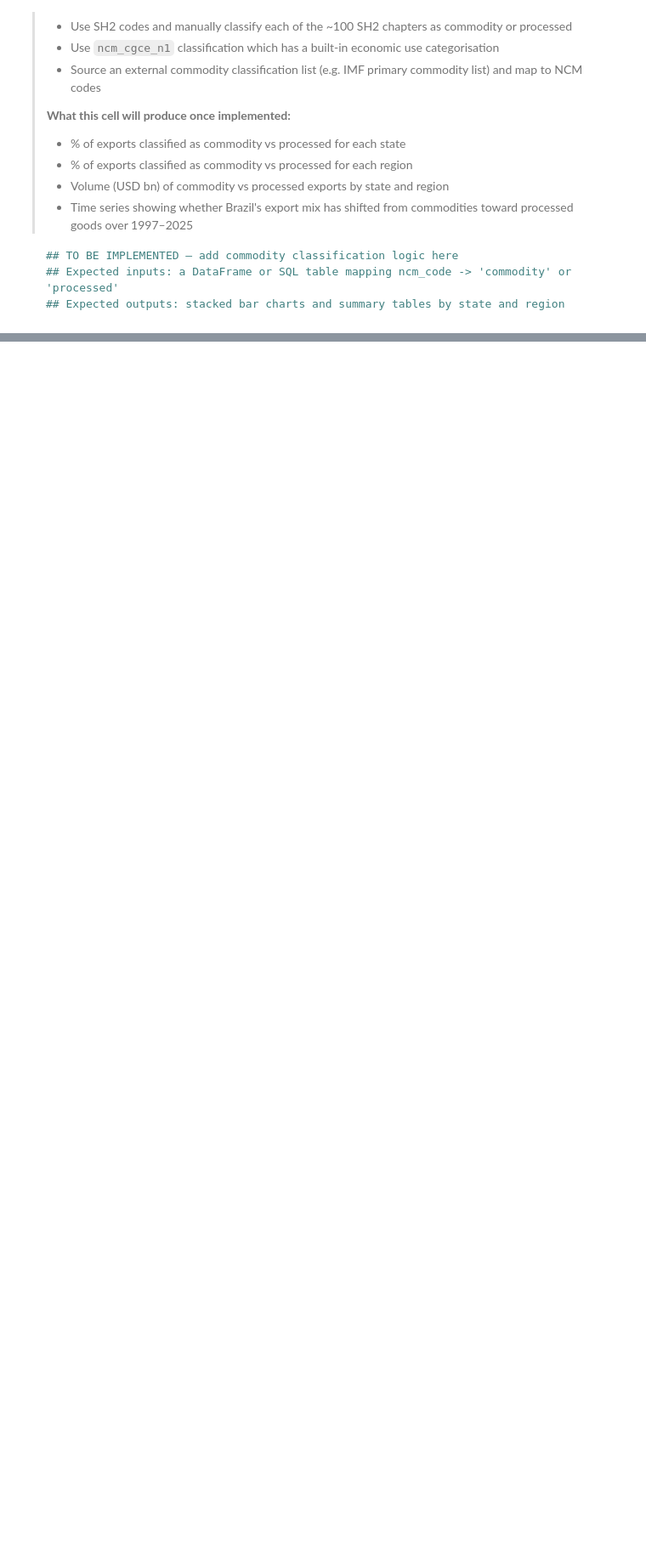
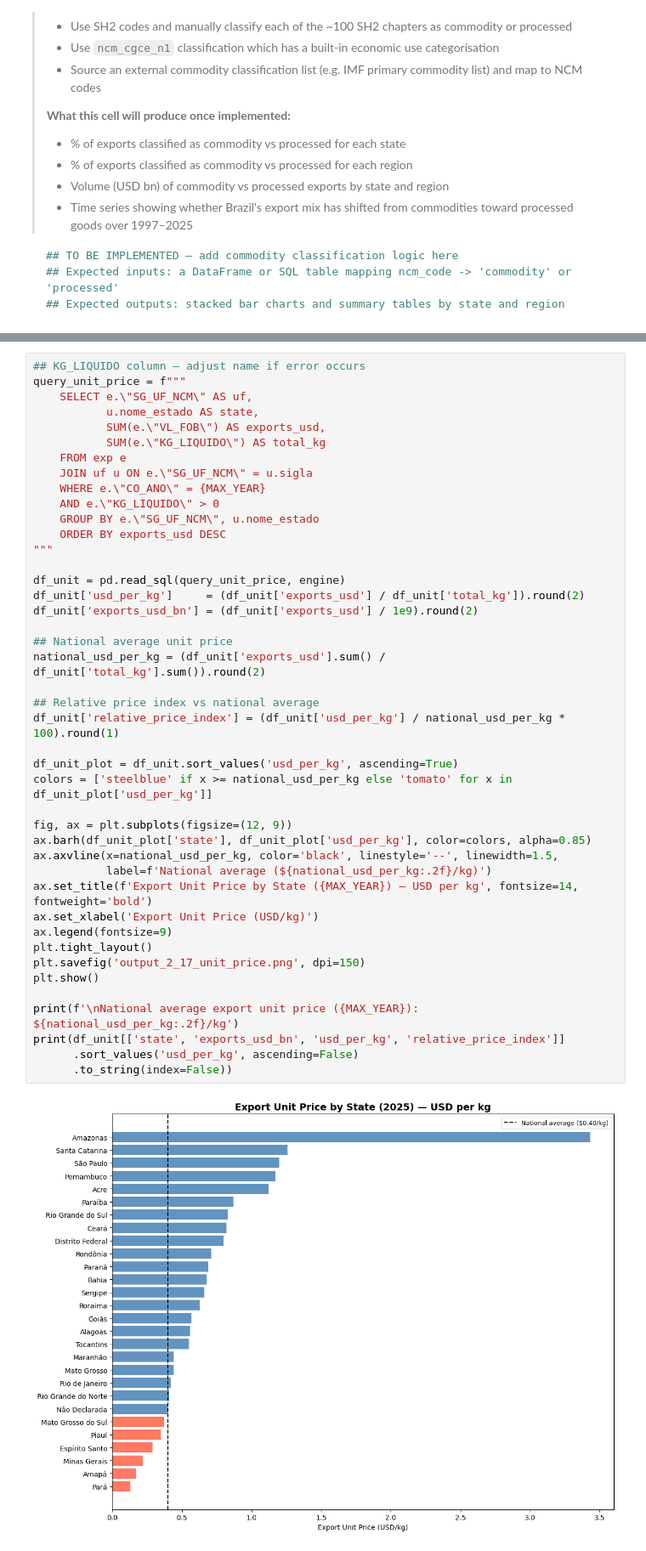
Before and after one commit to Eduardo-kohn/brazil-state-trade-analysis, a Jupyter notebook: SRC/Analysis/step2_state_competitiveness.ipynb, the cells around one changed output, grey strips where cells are left out. Shown at 85% size. Cells and saved outputs as stored; diff of their text form; blank space fills up the shorter version.

```diff
--- a/SRC/Analysis/step2_state_competitiveness.ipynb
+++ b/SRC/Analysis/step2_state_competitiveness.ipynb
@@ -1574,0 +1703,45 @@ Regional Trade Hub Profiles (2025)
+# %%
+## KG_LIQUIDO column — adjust name if error occurs
+query_unit_price = f"""
+    SELECT e.\"SG_UF_NCM\" AS uf,
+           u.nome_estado AS state,
+           SUM(e.\"VL_FOB\") AS exports_usd,
+           SUM(e.\"KG_LIQUIDO\") AS total_kg
+    FROM exp e
+    JOIN uf u ON e.\"SG_UF_NCM\" = u.sigla
+    WHERE e.\"CO_ANO\" = {MAX_YEAR}
+    AND e.\"KG_LIQUIDO\" > 0
+    GROUP BY e.\"SG_UF_NCM\", u.nome_estado
+    ORDER BY exports_usd DESC
+"""
+
+df_unit = pd.read_sql(query_unit_price, engine)
+df_unit['usd_per_kg']     = (df_unit['exports_usd'] / df_unit['total_kg']).round(2)
+df_unit['exports_usd_bn'] = (df_unit['exports_usd'] / 1e9).round(2)
+
+## National average unit price
+national_usd_per_kg = (df_unit['exports_usd'].sum() / df_unit['total_kg'].sum()).round(2)
+
+## Relative price index vs national average
+df_unit['relative_price_index'] = (df_unit['usd_per_kg'] / national_usd_per_kg * 100).round(1)
+
+df_unit_plot = df_unit.sort_values('usd_per_kg', ascending=True)
+colors = ['steelblue' if x >= national_usd_per_kg else 'tomato' for x in df_unit_plot['usd_per_kg']]
+
+fig, ax = plt.subplots(figsize=(12, 9))
+ax.barh(df_unit_plot['state'], df_unit_plot['usd_per_kg'], color=colors, alpha=0.85)
+ax.axvline(x=national_usd_per_kg, color='black', linestyle='--', linewidth=1.5,
+           label=f'National average (${national_usd_per_kg:.2f}/kg)')
+ax.set_title(f'Export Unit Price by State ({MAX_YEAR}) — USD per kg', fontsize=14, fontweight='bold')
+ax.set_xlabel('Export Unit Price (USD/kg)')
+ax.legend(fontsize=9)
+plt.tight_layout()
+plt.savefig('output_2_17_unit_price.png', dpi=150)
+plt.show()
+
+print(f'\nNational average export unit price ({MAX_YEAR}): ${national_usd_per_kg:.2f}/kg')
+print(df_unit[['state', 'exports_usd_bn', 'usd_per_kg', 'relative_price_index']]
+      .sort_values('usd_per_kg', ascending=False)
+      .to_string(index=False))
+# %% [output]
+[figure, added]
```
Also changed, not shown: parts of 49 cells of this notebook.
